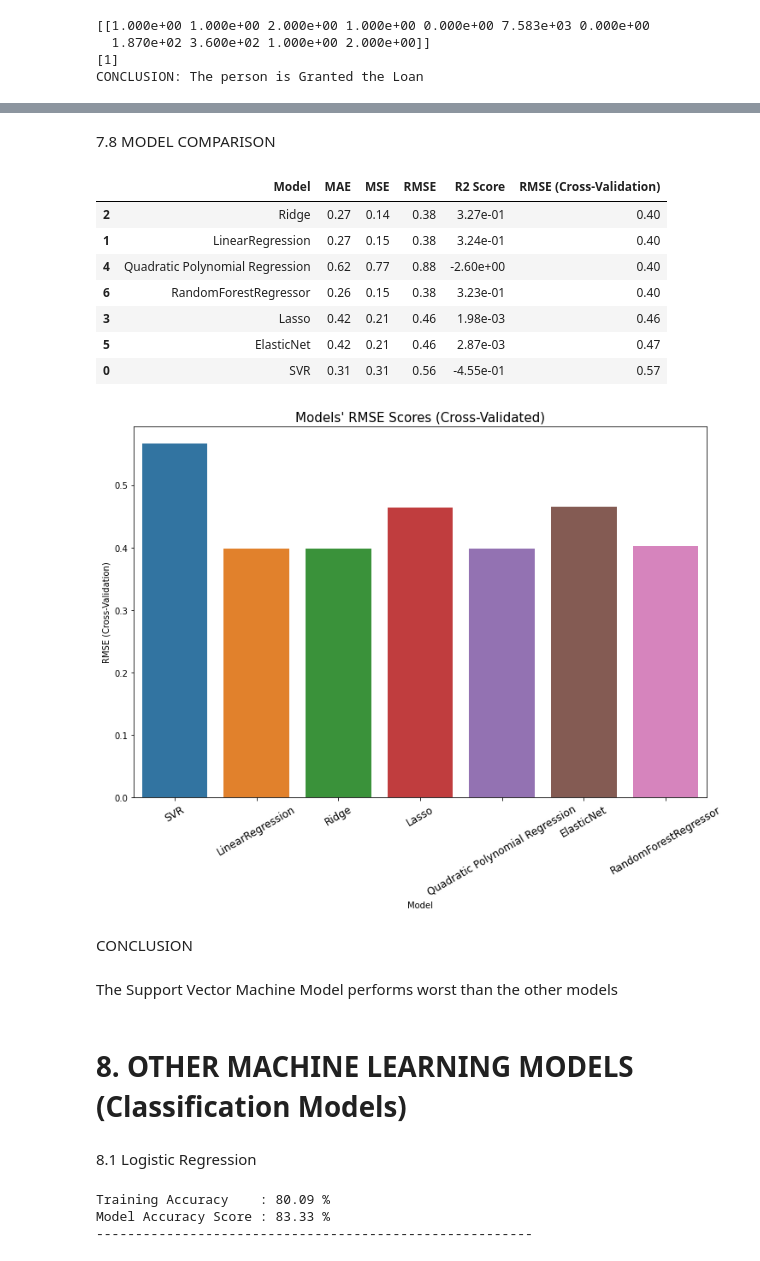
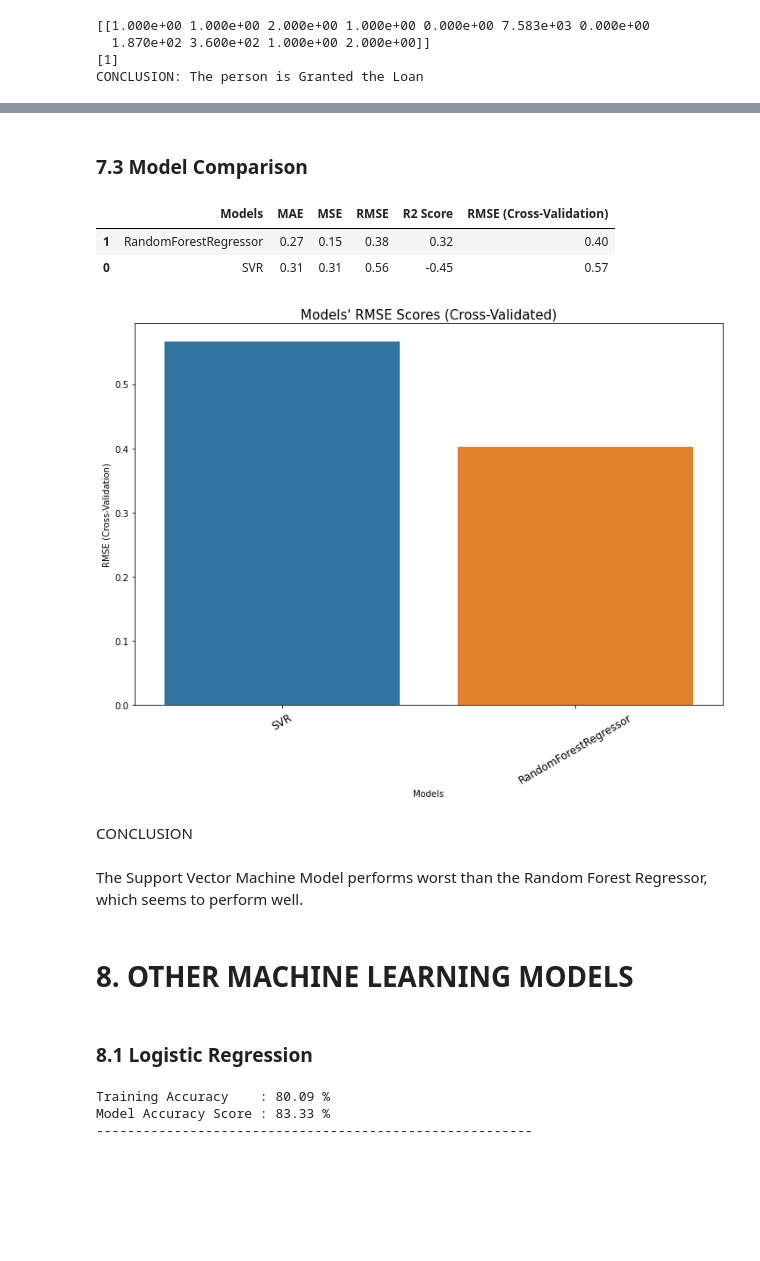
Before and after one commit to biyogmam/PROJECT-LOAN-PREDICTION, a Jupyter notebook: Loan Prediction.ipynb, the cells around one changed output, grey strips where cells are left out. Saved outputs shown, nothing was run; the diff lists cells and outputs as text; code cells hidden in the pictures; blank space fills up the shorter version.

Commit message:
Updated models and their comparison

```diff
--- a/Loan Prediction.ipynb
+++ b/Loan Prediction.ipynb
@@ -466,7 +464,7 @@ print("-"*30)
 rmse_cross_val = rmse_cv(svr)
 print("RMSE Cross-Validation:", rmse_cross_val)
 
-new_row = {"Model": "SVR","MAE": mae, "MSE": mse, "RMSE": rmse, "R2 Score": r_squared, "RMSE (Cross-Validation)": rmse_cross_val}
+new_row = {"Models": "SVR","MAE": mae, "MSE": mse, "RMSE": rmse, "R2 Score": r_squared, "RMSE (Cross-Validation)": rmse_cross_val}
 models = models.append(new_row, ignore_index=True)
 # %% [output]
 MAE: 0.3125
@@ -579,20 +519,0 @@ RMSE Cross-Validation: 0.46442331291855876
-# %%
-poly_reg = PolynomialFeatures(degree=2)
-X_train_2d = poly_reg.fit_transform(X_train)
-X_test_2d = poly_reg.transform(X_test)
-
-lin_reg = LinearRegression()
-lin_reg.fit(X_train_2d, y_train)
-predictions = lin_reg.predict(X_test_2d)
-
-mae, mse, rmse, r_squared = evaluation(y_test, predictions)
-print("MAE:", mae)
-print("MSE:", mse)
-print("RMSE:", rmse)
-print("R2 Score:", r_squared)
-print("-"*30)
-rmse_cross_val = rmse_cv(lin_reg)
-print("RMSE Cross-Validation:", rmse_cross_val)
-
-new_row = {"Model": "Quadratic Polynomial Regression","MAE": mae, "MSE": mse, "RMSE": rmse, "R2 Score": r_squared, "RMSE (Cross-Validation)": rmse_cross_val}
-models = models.append(new_row, ignore_index=True)
@@ -608,16 +519,0 @@ RMSE Cross-Validation: 0.3989544959041722
-# %%
-elastic_net = ElasticNet()
-elastic_net.fit(X_train, y_train)
-predictions = elastic_net.predict(X_test)
-
-mae, mse, rmse, r_squared = evaluation(y_test, predictions)
-print("MAE:", mae)
-print("MSE:", mse)
-print("RMSE:", rmse)
-print("R2 Score:", r_squared)
-print("-"*30)
-rmse_cross_val = rmse_cv(elastic_net)
-print("RMSE Cross-Validation:", rmse_cross_val)
-
-new_row = {"Model": "ElasticNet","MAE": mae, "MSE": mse, "RMSE": rmse, "R2 Score": r_squared, "RMSE (Cross-Validation)": rmse_cross_val}
-models = models.append(new_row, ignore_index=True)
@@ -633,4 +522,5 @@ RMSE Cross-Validation: 0.4652070638372917
 # %%
+from sklearn.ensemble import RandomForestRegressor
 random_forest = RandomForestRegressor(n_estimators=100)
 random_forest.fit(X_train, y_train)
 predictions = random_forest.predict(X_test)
@@ -644,6 +534,6 @@ print("-"*30)
 rmse_cross_val = rmse_cv(random_forest)
 print("RMSE Cross-Validation:", rmse_cross_val)
 
-new_row = {"Model": "RandomForestRegressor","MAE": mae, "MSE": mse, "RMSE": rmse, "R2 Score": r_squared, "RMSE (Cross-Validation)": rmse_cross_val}
+new_row = {"Models": "RandomForestRegressor","MAE": mae, "MSE": mse, "RMSE": rmse, "R2 Score": r_squared, "RMSE (Cross-Validation)": rmse_cross_val}
 models = models.append(new_row, ignore_index=True)
 # %% [output]
@@ -656,32 +568,27 @@ RMSE Cross-Validation: 0.40193274789425415
 # %% [markdown]
-7.8 MODEL COMPARISON
+### 7.3 Model Comparison
-# %%
-models.sort_values(by="RMSE (Cross-Validation)")
-# %% [output]
-|  | Model | MAE | MSE | RMSE | R2 Score | RMSE (Cross-Validation) |
-| 2 | Ridge | 0.27 | 0.14 | 0.38 | 3.27e-01 | 0.40 |
-| 1 | LinearRegression | 0.27 | 0.15 | 0.38 | 3.24e-01 | 0.40 |
-| 4 | Quadratic Polynomial Regression | 0.62 | 0.77 | 0.88 | -2.60e+00 | 0.40 |
-| 6 | RandomForestRegressor | 0.26 | 0.15 | 0.38 | 3.23e-01 | 0.40 |
-| 3 | Lasso | 0.42 | 0.21 | 0.46 | 1.98e-03 | 0.46 |
-| 5 | ElasticNet | 0.42 | 0.21 | 0.46 | 2.87e-03 | 0.47 |
-| 0 | SVR | 0.31 | 0.31 | 0.56 | -4.55e-01 | 0.57 |
+# %%
+models.sort_values(by="RMSE (Cross-Validation)")
+# %% [output]
+|  | Models | MAE | MSE | RMSE | R2 Score | RMSE (Cross-Validation) |
+| 1 | RandomForestRegressor | 0.27 | 0.15 | 0.38 | 0.32 | 0.40 |
+| 0 | SVR | 0.31 | 0.31 | 0.56 | -0.45 | 0.57 |
 # %%
 plt.figure(figsize=(12,8))
-sb.barplot(x=models["Model"], y=models["RMSE (Cross-Validation)"])
+sb.barplot(x=models["Models"], y=models["RMSE (Cross-Validation)"])
 plt.title("Models' RMSE Scores (Cross-Validated)", size=15)
 plt.xticks(rotation=30, size=12)
 plt.show()
 # %% [output]
-[figure, old version]
+[figure, new version]
 # %% [markdown]
 CONCLUSION
 # %% [markdown]
-The Support Vector Machine Model performs worst than the other models
+The Support Vector Machine Model performs worst than the Random Forest Regressor, which seems to perform well.
 # %% [markdown]
-# 8. OTHER MACHINE LEARNING MODELS (Classification Models)
+# 8. OTHER MACHINE LEARNING MODELS
 # %% [markdown]
-8.1 Logistic Regression
+### 8.1 Logistic Regression
 # %%
 from sklearn.metrics import accuracy_score,classification_report,confusion_matrix,plot_confusion_matrix
 
```
Also changed, not shown: parts of 68 cells of this notebook.
